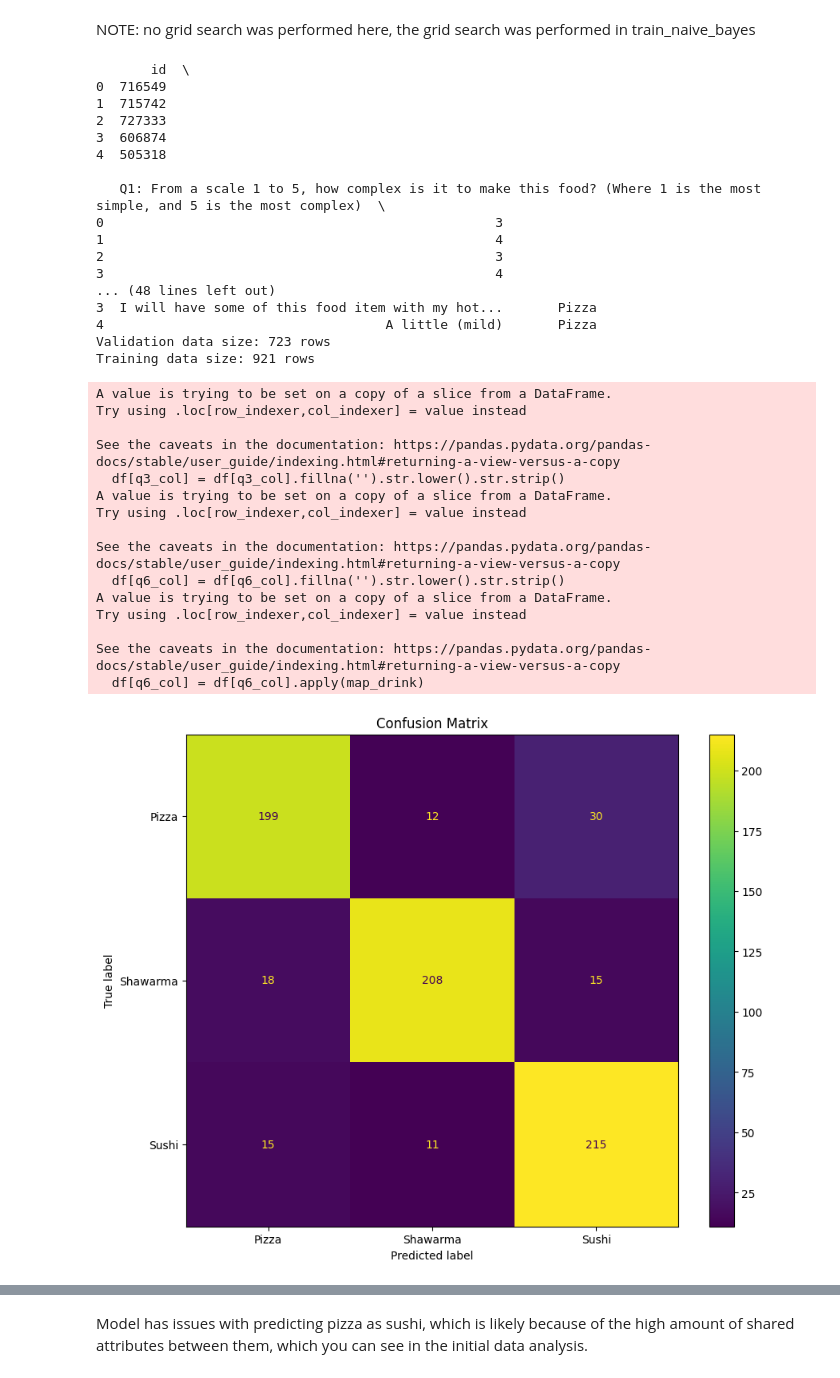
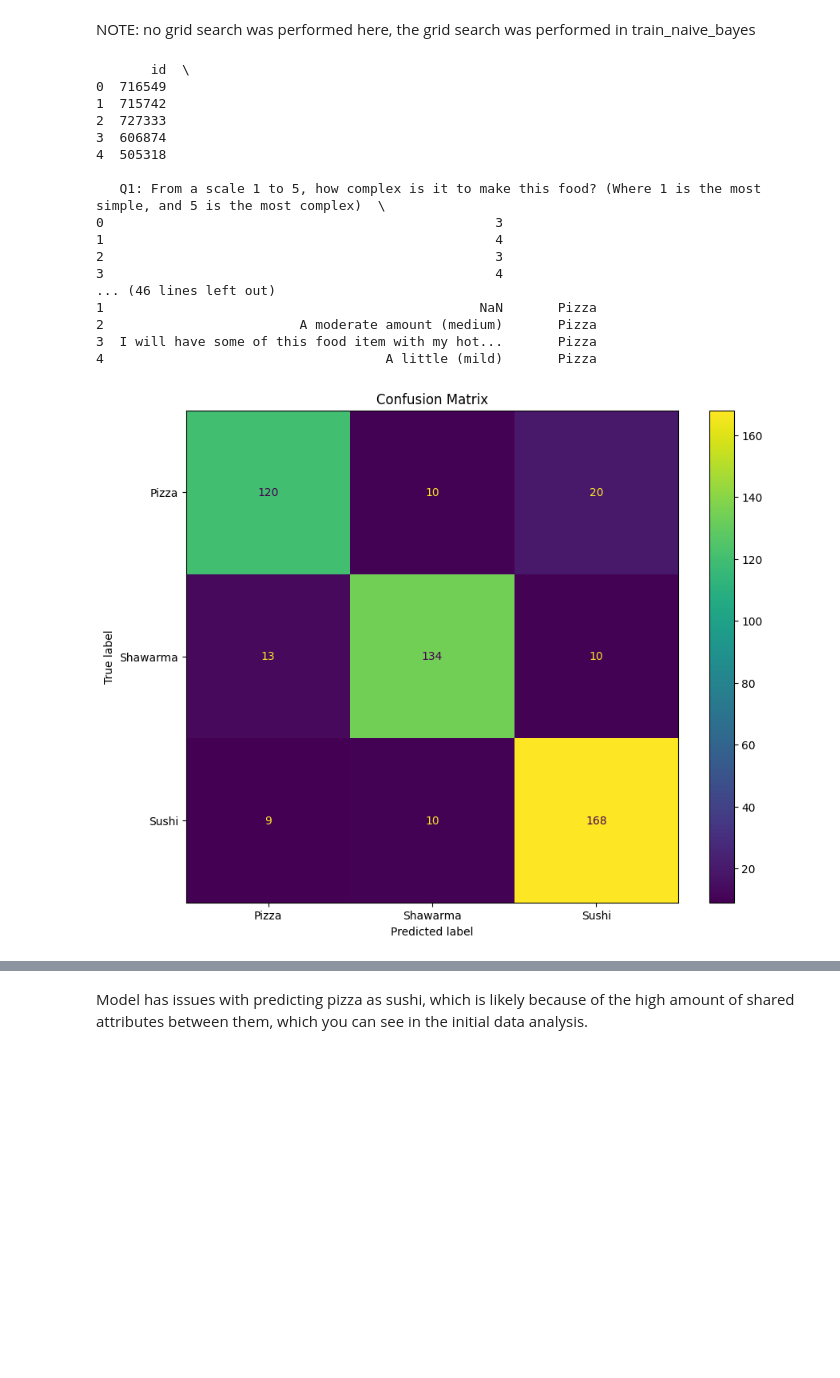
Before and after one commit to mmahekk/food-predictor, a Jupyter notebook: Naive_Bayes/run.ipynb, the cells around one changed output, grey strips where cells are left out. Drawn from its saved outputs; the diff is of its cells as text; code cells hidden in the pictures; blank space fills up the shorter version.

```diff
--- a/Naive_Bayes/run.ipynb
+++ b/Naive_Bayes/run.ipynb
@@ -310,49 +305,34 @@ def train_naive_bayes_model(df_train, df_valid):
 # %%
 train_data_path = "../cleaned_data_combined.csv"
 df = pd.read_csv(train_data_path)
 print(df.head())
 
-valid_size = 723
-df_valid = df.iloc[:valid_size]
-df_train = df.iloc[valid_size:]
+# valid_size = 723
+# df_valid = df.iloc[:valid_size]
+# df_train = df.iloc[valid_size:]
 
-print(f"Validation data size: {len(df_valid)} rows")
-print(f"Training data size: {len(df_train)} rows")
+# print(f"Validation data size: {len(df_valid)} rows")
+# print(f"Training data size: {len(df_train)} rows")
 
-# df_train, df_valid = train_test_split(df, test_size=0.2)
+df_train, df_valid = train_test_split(df, test_size=0.3)
 
 valid_accuracy, train_accuracy, report, model, feature_names, _ = train_naive_bayes_model(df_train, df_valid)
 # %% [output]
        id  \
 0  716549
 1  715742
 2  727333
 3  606874
 4  505318
 
    Q1: From a scale 1 to 5, how complex is it to make this food? (Where 1 is the most simple, and 5 is the most complex)  \
 0                                                  3
 1                                                  4
 2                                                  3
 3                                                  4
-... (48 lines left out)
+... (46 lines left out)
+1                                                NaN       Pizza
+2                         A moderate amount (medium)       Pizza
 3  I will have some of this food item with my hot...       Pizza
 4                                    A little (mild)       Pizza
-Validation data size: 723 rows
-Training data size: 921 rows
-A value is trying to be set on a copy of a slice from a DataFrame.
-Try using .loc[row_indexer,col_indexer] = value instead
-
-See the caveats in the documentation: https://pandas.pydata.org/pandas-docs/stable/user_guide/indexing.html#returning-a-view-versus-a-copy
-  df[q3_col] = df[q3_col].fillna('').str.lower().str.strip()
-A value is trying to be set on a copy of a slice from a DataFrame.
-Try using .loc[row_indexer,col_indexer] = value instead
-
-See the caveats in the documentation: https://pandas.pydata.org/pandas-docs/stable/user_guide/indexing.html#returning-a-view-versus-a-copy
-  df[q6_col] = df[q6_col].fillna('').str.lower().str.strip()
-A value is trying to be set on a copy of a slice from a DataFrame.
-Try using .loc[row_indexer,col_indexer] = value instead
-
-See the caveats in the documentation: https://pandas.pydata.org/pandas-docs/stable/user_guide/indexing.html#returning-a-view-versus-a-copy
-  df[q6_col] = df[q6_col].apply(map_drink)
-[figure, old version]
+[figure, new version]
```
Also changed, not shown: parts of 4 cells of this notebook, 1 other file.
